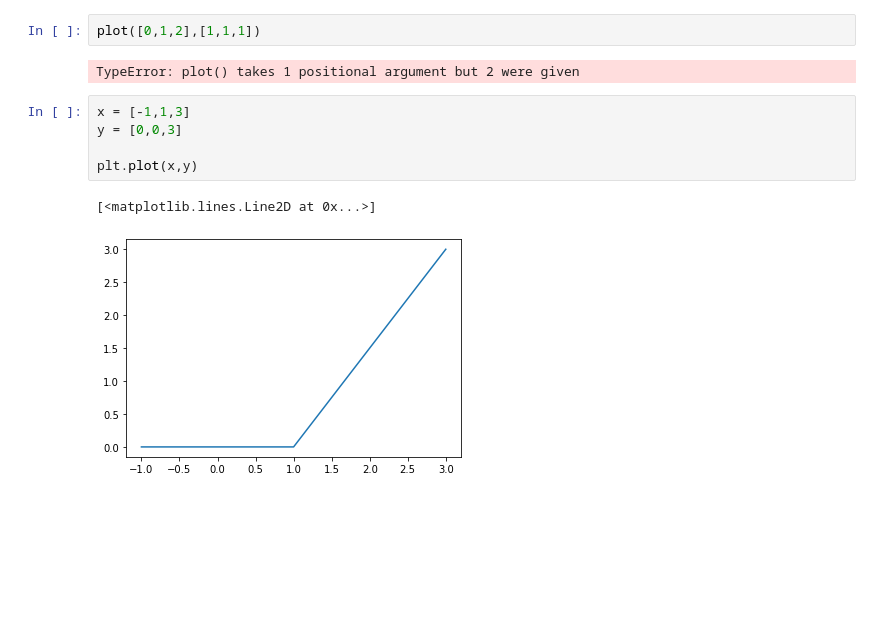
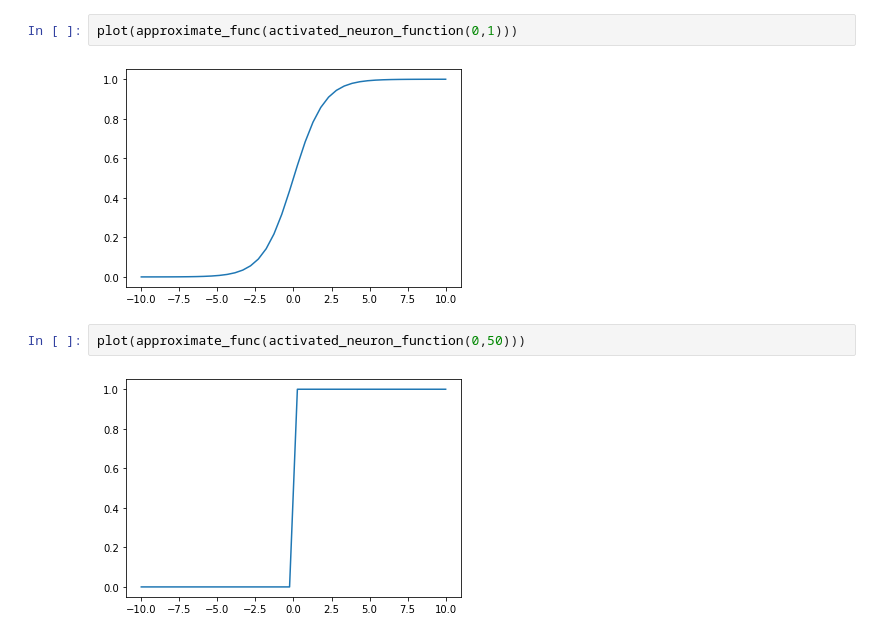
Before and after one commit to nsragow/UniversalApproximationBlog, a Jupyter notebook: UAT.ipynb, the cells around one changed output. Drawn from its saved outputs; the diff is of its cells as text; blank space fills up the shorter version.

```diff
--- a/UAT.ipynb
+++ b/UAT.ipynb
@@ -38,12 +30,8 @@ plot(approximate_func(lambda x : x))
 # %%
-plot([0,1,2],[1,1,1])
+plot(approximate_func(activated_neuron_function(0,1)))
 # %% [output]
-TypeError: plot() takes 1 positional argument but 2 were given
+[figure, added]
-# %%
-x = [-1,1,3]
-y = [0,0,3]
-
-plt.plot(x,y)
-# %% [output]
-[<matplotlib.lines.Line2D at 0x...>]
-[figure, removed]
+# %%
+plot(approximate_func(activated_neuron_function(0,50)))
+# %% [output]
+[figure, added]
```
Also changed, not shown: parts of 8 cells of this notebook.
